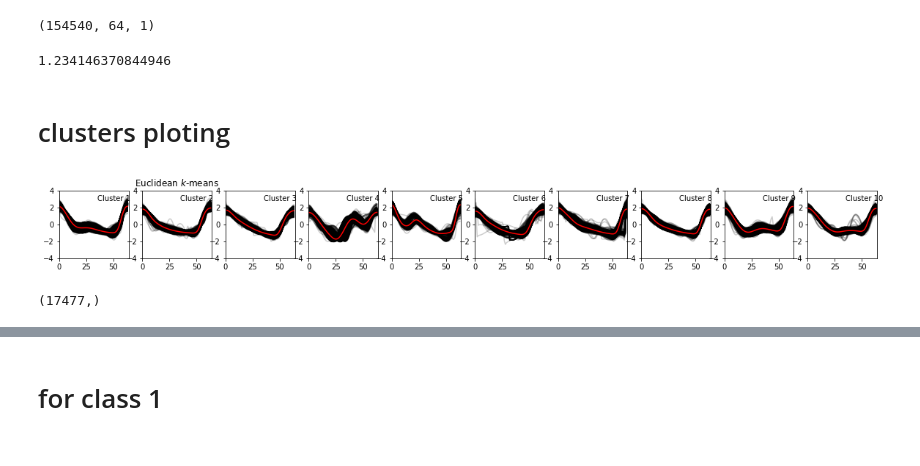
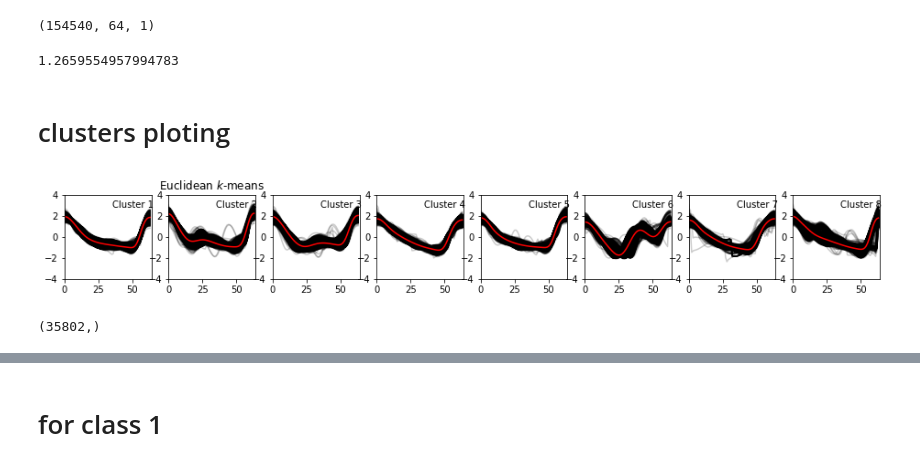
Before and after one commit to Khaled-Mohammed-Abdelgaber/PPG_Clustering, a Jupyter notebook: peak2peak_aug_2022_oneBeat_kmeans.ipynb, the cells around one changed output, grey strips where cells are left out. Cells and saved outputs as stored; diff of their text form; code cells hidden in the pictures.

```diff
--- a/peak2peak_aug_2022_oneBeat_kmeans.ipynb
+++ b/peak2peak_aug_2022_oneBeat_kmeans.ipynb
@@ -170,7 +170,6 @@ seed = 0
 numpy.random.seed(seed)
 X_train = scaled_df.values #, y_train, X_test, y_test = CachedDatasets().load_dataset("Trace")
 #X_train = X_train[y_train < 4]  # Keep first 3 classes
-numpy.random.shuffle(X_train)
 # Keep only 50 time series
 X_train = TimeSeriesScalerMeanVariance().fit_transform(X_train)
 # Make time series shorter
@@ -179,7 +178,7 @@ sz = X_train.shape[1]
 
 # Euclidean k-means
 print("Euclidean k-means")
-km = TimeSeriesKMeans(n_clusters=10, verbose=True, random_state=seed)
+km = TimeSeriesKMeans(n_clusters=8, verbose=True, random_state=seed)
 y_pred_eucl = km.fit_predict(X_train)
 # %% [output]
 Euclidean k-means
@@ -195,22 +194,22 @@ import sklearn
 
 sklearn.metrics.davies_bouldin_score(X_train.reshape(154540, 64)[:,:] , y_pred_eucl[:])
 # %% [output]
-1.234146370844946
+1.2659554957994783
 # %% [markdown]
 # clusters ploting
 # %%
 plt.figure(figsize=(20,20))
-for yi in range(10):
+for yi in range(8):
     plt.subplot(10,10, yi + 1)
     for xx in X_train[y_pred_eucl == yi]:
         plt.plot(xx.ravel(), "k-", alpha=.2)
     plt.plot(km.cluster_centers_[yi].ravel(), "r-")
     plt.xlim(0, sz)
     plt.ylim(-4, 4)
     plt.text(0.55, 0.85,'Cluster %d' % (yi + 1),
              transform=plt.gca().transAxes)
     if yi == 1:
         plt.title("Euclidean $k$-means")
 # %% [output]
-[figure, old version]
+[figure, new version]
 # %%
@@ -218,4 +217,4 @@ df_info["10_labels_kmeans"] = y_pred_eucl
 # %%
 y_pred_eucl[y_pred_eucl == 0 ].shape
 # %% [output]
-(17477,)
+(35802,)
```
Also changed, not shown: parts of 18 cells of this notebook.
